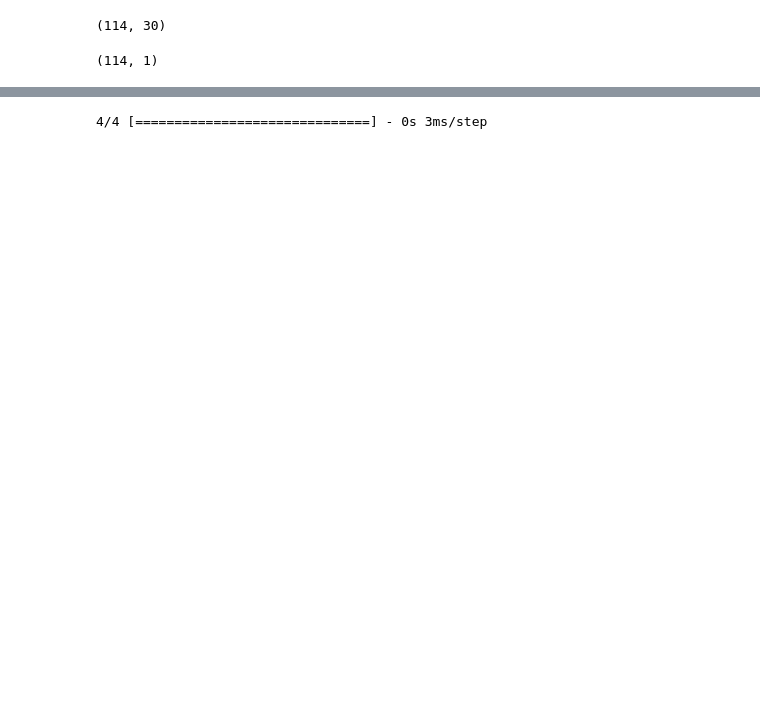
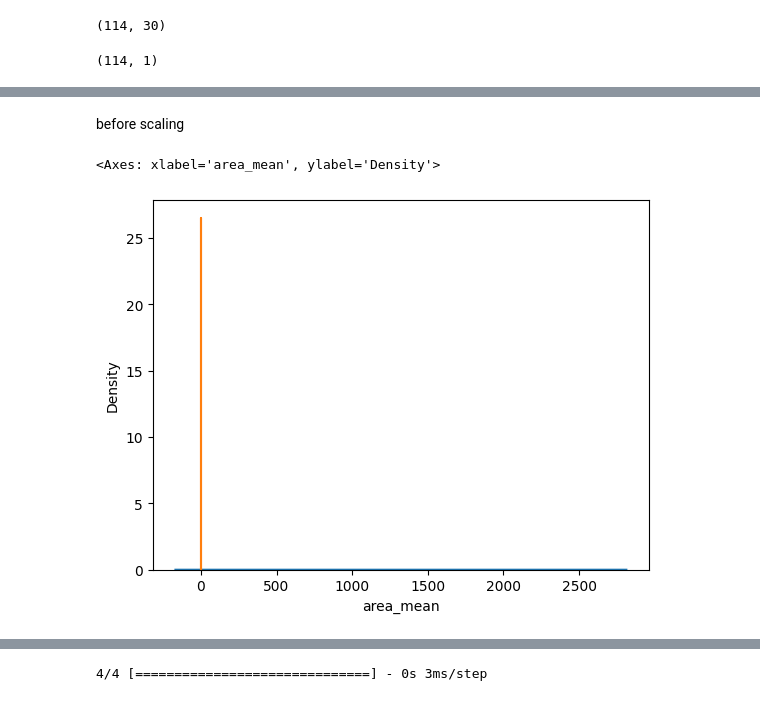
Before and after one commit to vyom-verma/DL_model_cancer_prediction, a Jupyter notebook: cancer.ipynb, the cells around one changed output, grey strips where cells are left out. Drawn from its saved outputs; the diff is of its cells as text; code cells hidden in the pictures; blank space fills up the shorter version.

```diff
--- a/cancer.ipynb
+++ b/cancer.ipynb
@@ -119,0 +130,8 @@ array([[-0.61782354, -0.11639393, -0.54671691, ...,  0.60997221,
+# %% [markdown]
+before scaling
+# %%
+sns.kdeplot(X_train['area_mean'])
+sns.kdeplot(X_train['smoothness_mean'])
+# %% [output]
+<Axes: xlabel='area_mean', ylabel='Density'>
+[figure, added]
```
Also changed, not shown: parts of 24 cells of this notebook.
